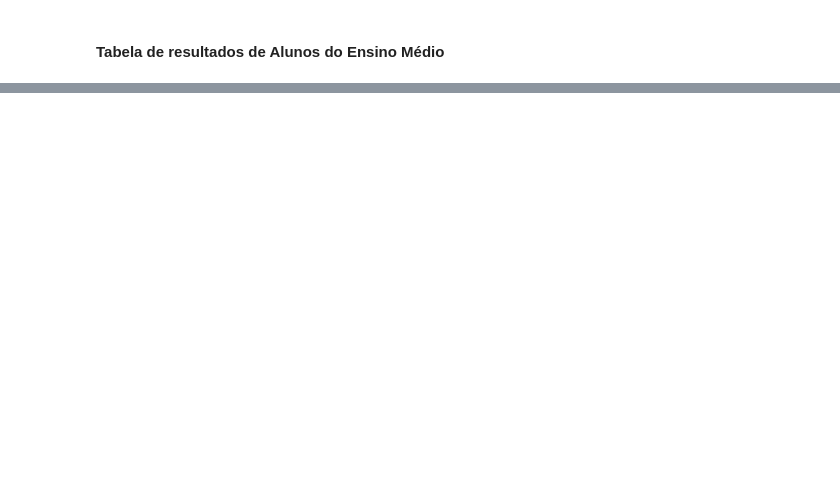
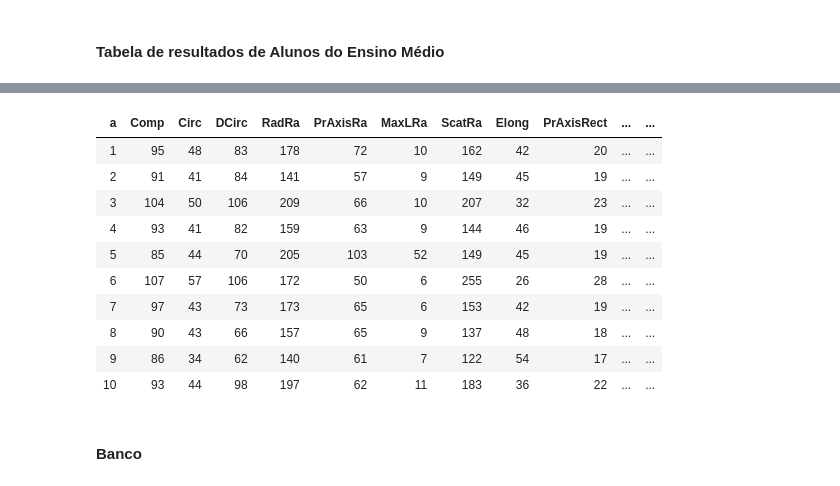
Before and after one commit to Hobbies-Prof-Bento/atividadesEspecializacaoIAA2022_2023, a Jupyter notebook: IAA007 e IAA008-Aprendizado de Máquina e Laboratório de IA/Trabalho Final.ipynb, the cells around one changed output, grey strips where cells are left out. Cells and saved outputs as stored; diff of their text form; code cells hidden in the pictures; blank space fills up the shorter version.

```diff
--- a/IAA007 e IAA008-Aprendizado de Máquina e Laboratório de IA/Trabalho Final.ipynb
+++ b/IAA007 e IAA008-Aprendizado de Máquina e Laboratório de IA/Trabalho Final.ipynb
@@ -3513,0 +4595,4 @@ O **MAE** foi de **142.194551533152**
+# %%
+#carregando dados
+dados_veiculo <- read.csv ("dados/Material 07 - 4 - Veiculos - Dados.csv")
+head(dados_veiculo)
@@ -3513,0 +4607,11 @@ O **MAE** foi de **142.194551533152**
+# %%
+#trantando dados removendo o que não é número
+dados_veiculo_number <- dados_veiculo
+dados_veiculo_number$Class <- NULL
+
+#definindo semente pseudo-aleatória
+set.seed(85941)
+
+#utilizando k-means para agrupar dados
+veiculoCluster <- kmeans(dados_veiculo_number,4)
+veiculoCluster
@@ -3513,0 +4636,18 @@ O **MAE** foi de **142.194551533152**
+# %%
+#exibindo resultado das 10 primeiras linhas com o cluster correspondente
+resultado_veiculo <- cbind(dados_veiculo, veiculoCluster$cluster)
+head(resultado_veiculo,10)
+# %% [output]
+| a | Comp | Circ | DCirc | RadRa | PrAxisRa | MaxLRa | ScatRa | Elong | PrAxisRect | ... | ... |
+| 1 | 95 | 48 | 83 | 178 | 72 | 10 | 162 | 42 | 20 | ... | ... |
+| 2 | 91 | 41 | 84 | 141 | 57 | 9 | 149 | 45 | 19 | ... | ... |
+| 3 | 104 | 50 | 106 | 209 | 66 | 10 | 207 | 32 | 23 | ... | ... |
+| 4 | 93 | 41 | 82 | 159 | 63 | 9 | 144 | 46 | 19 | ... | ... |
+| 5 | 85 | 44 | 70 | 205 | 103 | 52 | 149 | 45 | 19 | ... | ... |
+| 6 | 107 | 57 | 106 | 172 | 50 | 6 | 255 | 26 | 28 | ... | ... |
+| 7 | 97 | 43 | 73 | 173 | 65 | 6 | 153 | 42 | 19 | ... | ... |
+| 8 | 90 | 43 | 66 | 157 | 65 | 9 | 137 | 48 | 18 | ... | ... |
+| 9 | 86 | 34 | 62 | 140 | 61 | 7 | 122 | 54 | 17 | ... | ... |
+| 10 | 93 | 44 | 98 | 197 | 62 | 11 | 183 | 36 | 22 | ... | ... |
+# %% [markdown]
+#### Banco
```
Also changed, not shown: parts of 160 cells of this notebook, 5 other files.
